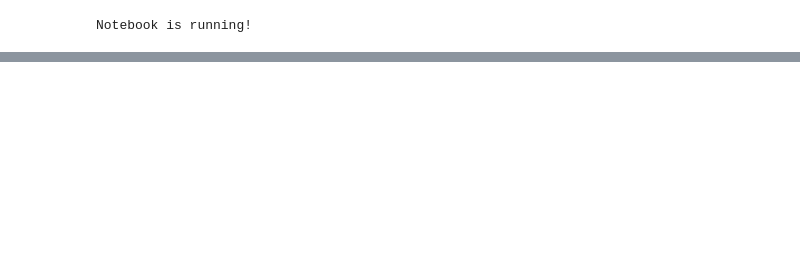
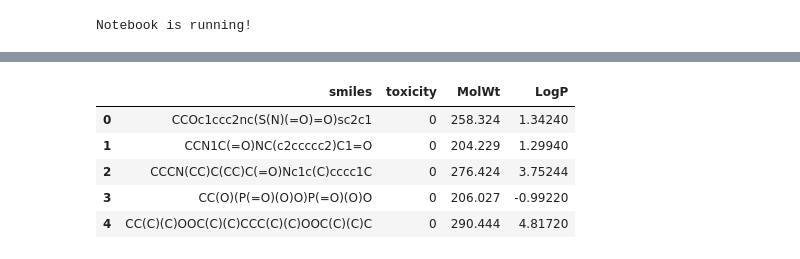
Before and after one commit to UniCops/Toxicity_predictor, a Jupyter notebook: notebooks/eda.ipynb, the cells around one changed output, grey strips where cells are left out. Drawn from its saved outputs; the diff is of its cells as text; code cells hidden in the pictures; blank space fills up the shorter version.

```diff
--- a/notebooks/eda.ipynb
+++ b/notebooks/eda.ipynb
@@ -19,0 +42,12 @@ ModuleNotFoundError: No module named 'pandas._libs.pandas_parser'
+# %%
+# Convert SMILES to Mol objects.
+df['mol'] = df['smiles'].apply(Chem.MolFromSmiles)
+
+# Calculate MolWt.
+df['MolWt'] = df['mol'].apply(lambda m: Descriptors.MolWt(m) if m else None)
+
+# Calculate hydrophobicity (LogP).
+df['LogP'] = df['mol'].apply(lambda m: Descriptors.MolLogP(m) if m else None)
+
+df[['smiles', 'toxicity', 'MolWt', 'LogP']].head()
+# %% [output]
@@ -19,0 +55,6 @@ ModuleNotFoundError: No module named 'pandas._libs.pandas_parser'
+|  | smiles | toxicity | MolWt | LogP |
+| 0 | CCOc1ccc2nc(S(N)(=O)=O)sc2c1 | 0 | 258.324 | 1.34240 |
+| 1 | CCN1C(=O)NC(c2ccccc2)C1=O | 0 | 204.229 | 1.29940 |
+| 2 | CCCN(CC)C(CC)C(=O)Nc1c(C)cccc1C | 0 | 276.424 | 3.75244 |
+| 3 | CC(O)(P(=O)(O)O)P(=O)(O)O | 0 | 206.027 | -0.99220 |
+| 4 | CC(C)(C)OOC(C)(C)CCC(C)(C)OOC(C)(C)C | 0 | 290.444 | 4.81720 |
```
Also changed, not shown: parts of 8 cells of this notebook.
